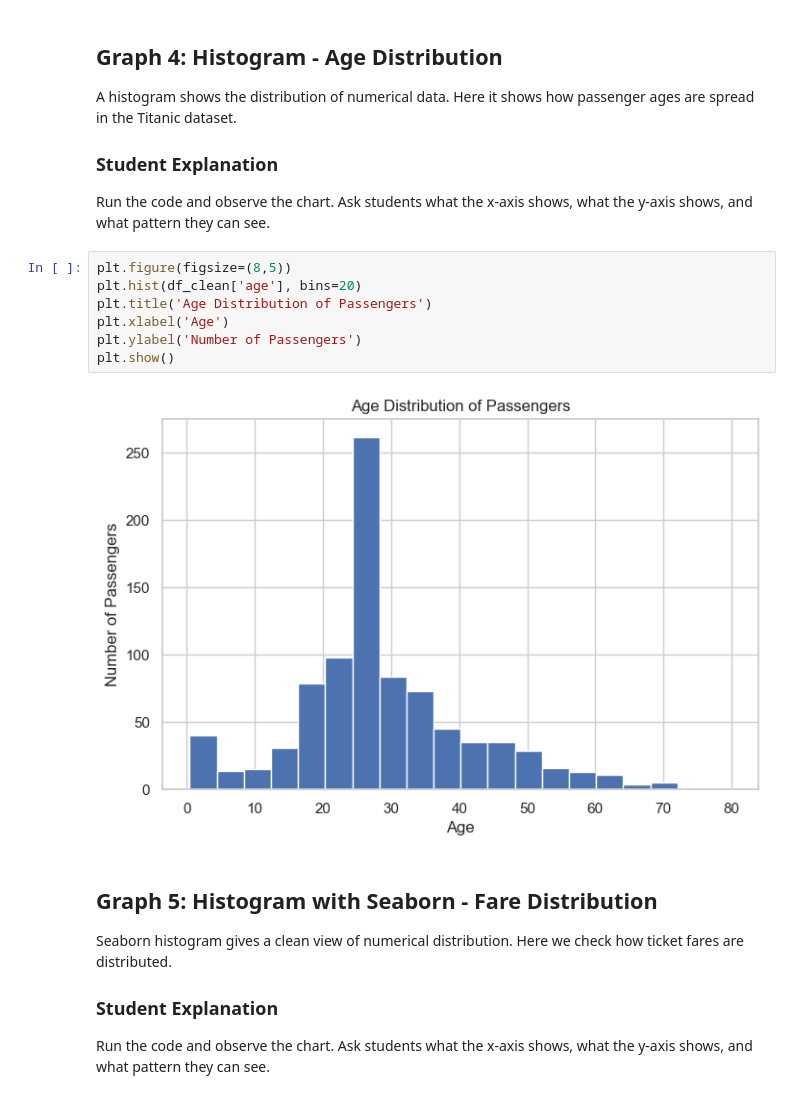
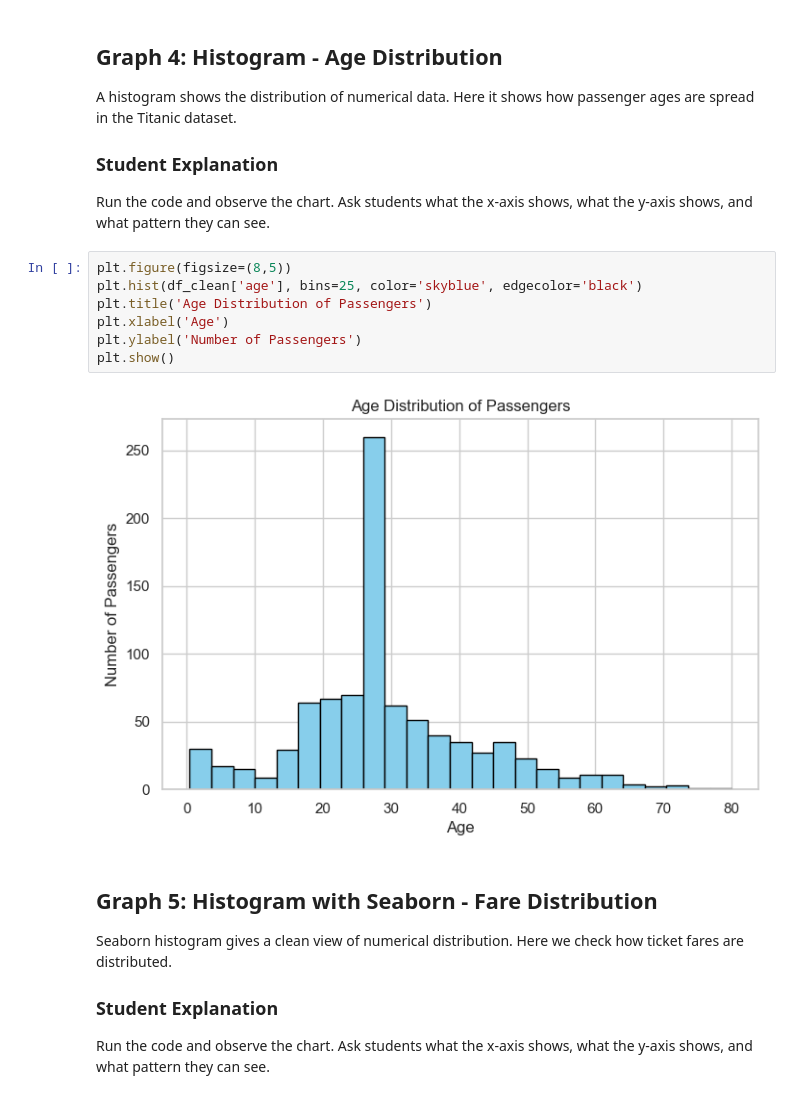
Before and after one commit to Zeeshan5932/Minhaj-solutions, a Jupyter notebook: Machine Learning/Matplotlib/01_Matplotlib.ipynb, the cells around one changed output. Drawn from its saved outputs; the diff is of its cells as text.

```diff
--- a/Machine Learning/Matplotlib/01_Matplotlib.ipynb
+++ b/Machine Learning/Matplotlib/01_Matplotlib.ipynb
@@ -305,13 +344,13 @@ A histogram shows the distribution of numerical data. Here it shows how passenge
 Run the code and observe the chart. Ask students what the x-axis shows, what the y-axis shows, and what pattern they can see.
 # %%
 plt.figure(figsize=(8,5))
-plt.hist(df_clean['age'], bins=20)
+plt.hist(df_clean['age'], bins=25, color='skyblue', edgecolor='black')
 plt.title('Age Distribution of Passengers')
 plt.xlabel('Age')
 plt.ylabel('Number of Passengers')
 plt.show()
 # %% [output]
-[figure, old version]
+[figure, new version]
 # %% [markdown]
 ## Graph 5: Histogram with Seaborn - Fare Distribution
 
```
Also changed, not shown: parts of 5 cells of this notebook, 3 other files.
